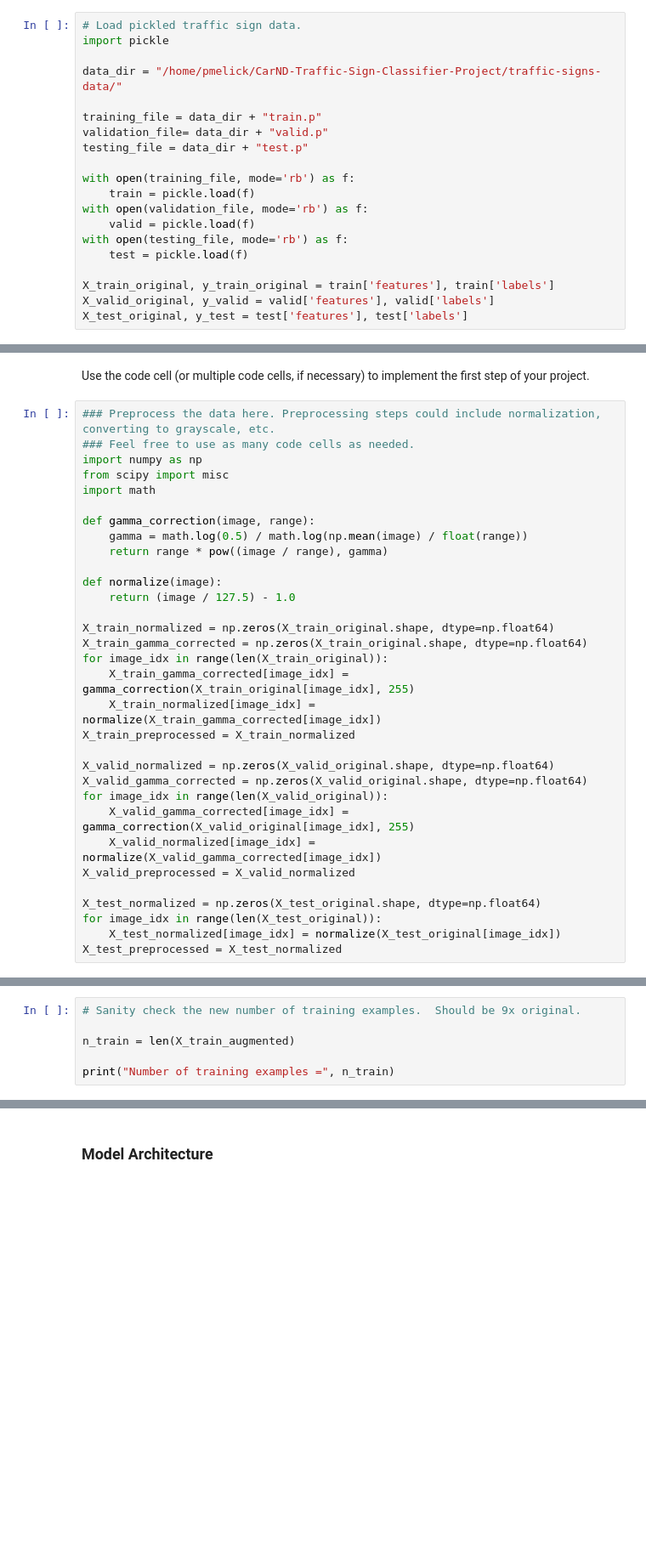
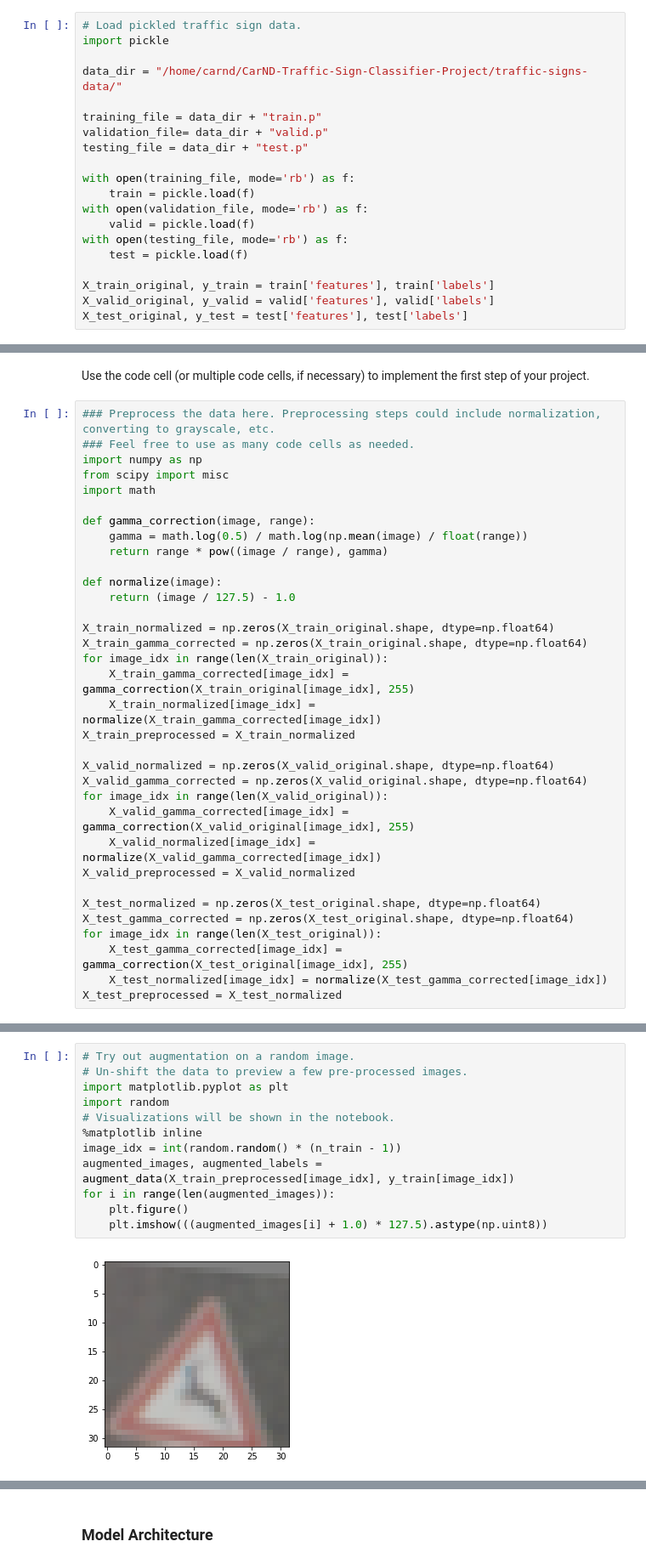
Before and after one commit to pmelick/CarND-Traffic-Sign-Classifier-Project, a Jupyter notebook: Traffic_Sign_Classifier.ipynb, the cells around one changed output, grey strips where cells are left out. Shown at 85% size. Cells and saved outputs as stored; diff of their text form; blank space fills up the shorter version.

```diff
--- a/Traffic_Sign_Classifier.ipynb
+++ b/Traffic_Sign_Classifier.ipynb
@@ -23,7 +23,7 @@ The [rubric](https://review.udacity.com/#!/rubrics/481/view) contains "Stand Out
 # Load pickled traffic sign data.
 import pickle
 
-data_dir = "/home/pmelick/CarND-Traffic-Sign-Classifier-Project/traffic-signs-data/"
+data_dir = "/home/carnd/CarND-Traffic-Sign-Classifier-Project/traffic-signs-data/"
 
 training_file = data_dir + "train.p"
 validation_file= data_dir + "valid.p"
@@ -36,7 +36,7 @@ with open(validation_file, mode='rb') as f:
 with open(testing_file, mode='rb') as f:
     test = pickle.load(f)
 
-X_train_original, y_train_original = train['features'], train['labels']
+X_train_original, y_train = train['features'], train['labels']
 X_valid_original, y_valid = valid['features'], valid['labels']
 X_test_original, y_test = test['features'], test['labels']
 # %% [markdown]
@@ -174,8 +174,10 @@ for image_idx in range(len(X_valid_original)):
 X_valid_preprocessed = X_valid_normalized
 
 X_test_normalized = np.zeros(X_test_original.shape, dtype=np.float64)
+X_test_gamma_corrected = np.zeros(X_test_original.shape, dtype=np.float64)
 for image_idx in range(len(X_test_original)):
-    X_test_normalized[image_idx] = normalize(X_test_original[image_idx])
+    X_test_gamma_corrected[image_idx] = gamma_correction(X_test_original[image_idx], 255)
+    X_test_normalized[image_idx] = normalize(X_test_gamma_corrected[image_idx])
 X_test_preprocessed = X_test_normalized
 # %%
 # Un-shift the data to preview a few pre-processed images.
@@ -231,6 +240,0 @@ for image_idx in range(num_original_train_images):
-# %%
-# Sanity check the new number of training examples.  Should be 9x original.
-
-n_train = len(X_train_augmented)
-
-print("Number of training examples =", n_train)
@@ -238,0 +241,14 @@ Number of training examples = 313191
+# %%
+# Try out augmentation on a random image.
+# Un-shift the data to preview a few pre-processed images.
+import matplotlib.pyplot as plt
+import random
+# Visualizations will be shown in the notebook.
+%matplotlib inline
+image_idx = int(random.random() * (n_train - 1))
+augmented_images, augmented_labels = augment_data(X_train_preprocessed[image_idx], y_train[image_idx])
+for i in range(len(augmented_images)):
+    plt.figure()
+    plt.imshow(((augmented_images[i] + 1.0) * 127.5).astype(np.uint8))
+# %% [output]
+[figure, added]
```
Also changed, not shown: parts of 9 cells of this notebook.
